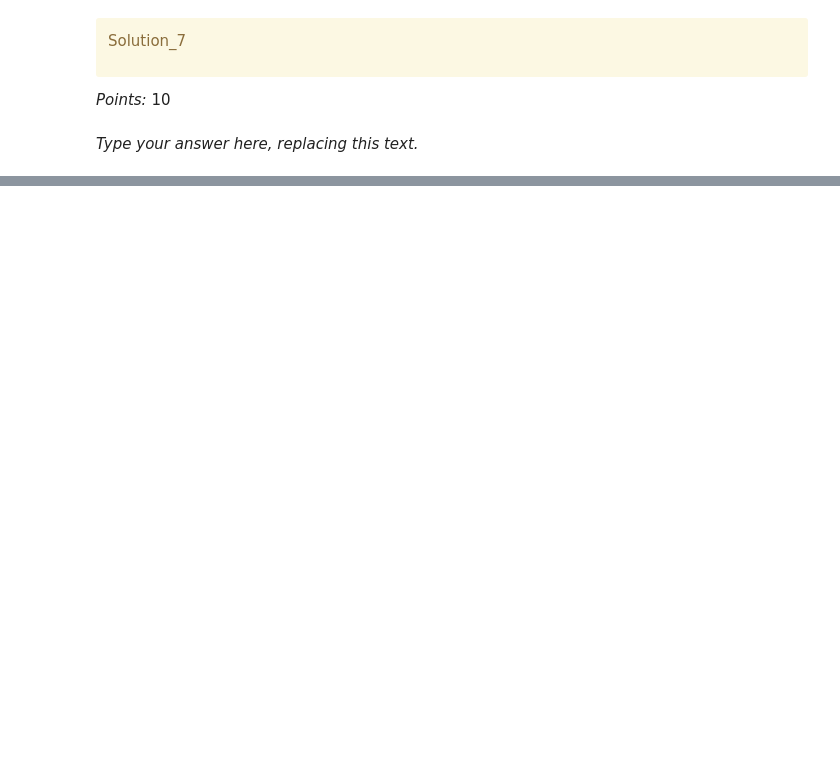
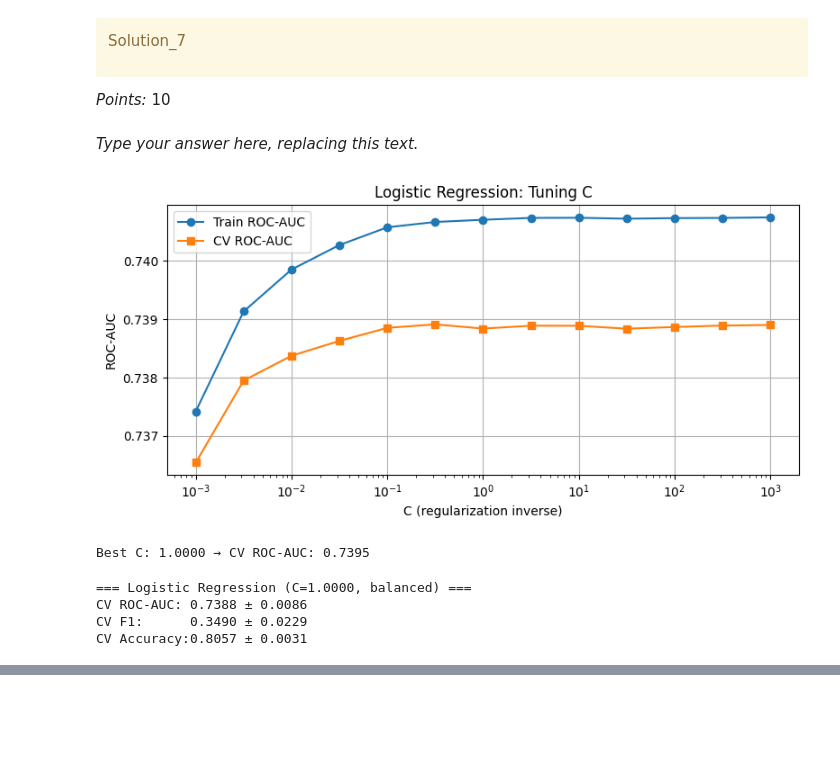
Before and after one commit to moraesand/hw5_cpsc330, a Jupyter notebook: hw5.ipynb, the cells around one changed output, grey strips where cells are left out. Saved outputs shown, nothing was run; the diff lists cells and outputs as text; code cells hidden in the pictures; blank space fills up the shorter version.

```diff
--- a/hw5.ipynb
+++ b/hw5.ipynb
@@ -648,0 +643,57 @@ _Type your answer here, replacing this text._
+# %%
+scores_dict = {
+    "C": np.logspace(-3, 3, 13),
+    "mean_train_scores": list(),
+    "mean_cv_scores": list(),
+}
+
+for C in scores_dict['C']:
+    lr = LogisticRegression(C=C)
+    pipe = make_pipeline(preprocessor, lr)
+    scores = cross_validate(pipe, X_train_features, y_train, cv=5,
+                            scoring='roc_auc', return_train_score=True)
+    scores_dict["mean_train_scores"].append(scores["train_score"].mean())
+    scores_dict["mean_cv_scores"].append(scores["test_score"].mean())
+
+results_df = pd.DataFrame(scores_dict)
+
+plt.figure(figsize=(8, 4))
+plt.semilogx(scores_dict['C'], scores_dict['mean_train_scores'], marker='o', label='Train ROC-AUC')
+plt.semilogx(scores_dict['C'], scores_dict['mean_cv_scores'], marker='s', label='CV ROC-AUC')
+plt.xlabel('C (regularization inverse)')
+plt.ylabel('ROC-AUC')
+plt.title('Logistic Regression: Tuning C')
+plt.legend(); plt.grid(True); plt.tight_layout(); plt.show()
+
+best_C = scores_dict['C'][np.argmax(cv_scores)]
+print(f"Best C: {best_C:.4f} → CV ROC-AUC: {max(cv_scores):.4f}")
+# %% [output]
+[figure, added]
+Best C: 1.0000 → CV ROC-AUC: 0.7395
+# %%
+# Final Logistic Regression with best C
+lr_best = LogisticRegression(C=best_C)
+lr_pipe = make_pipeline(preprocessor, lr_best)
+
+cv_lr = cross_validate(lr_pipe, X_train_features, y_train, cv=5,
+                       scoring=scoring, return_train_score=True)
+
+results['LogisticRegression'] = {
+    'ROC-AUC (mean)': cv_lr['test_roc_auc'].mean(),
+    'ROC-AUC (std)': cv_lr['test_roc_auc'].std(),
+    'F1 (mean)': cv_lr['test_f1'].mean(),
+    'F1 (std)': cv_lr['test_f1'].std(),
+    'Accuracy (mean)': cv_lr['test_accuracy'].mean(),
+}
+
+# display(results)
+
+print(f"=== Logistic Regression (C={best_C:.4f}, balanced) ===")
+print(f"CV ROC-AUC: {cv_lr['test_roc_auc'].mean():.4f} ± {cv_lr['test_roc_auc'].std():.4f}")
+print(f"CV F1:      {cv_lr['test_f1'].mean():.4f} ± {cv_lr['test_f1'].std():.4f}")
+print(f"CV Accuracy:{cv_lr['test_accuracy'].mean():.4f} ± {cv_lr['test_accuracy'].std():.4f}")
+# %% [output]
+=== Logistic Regression (C=1.0000, balanced) ===
+CV ROC-AUC: 0.7388 ± 0.0086
+CV F1:      0.3490 ± 0.0229
+CV Accuracy:0.8057 ± 0.0031
```
Also changed, not shown: parts of 14 cells of this notebook.
